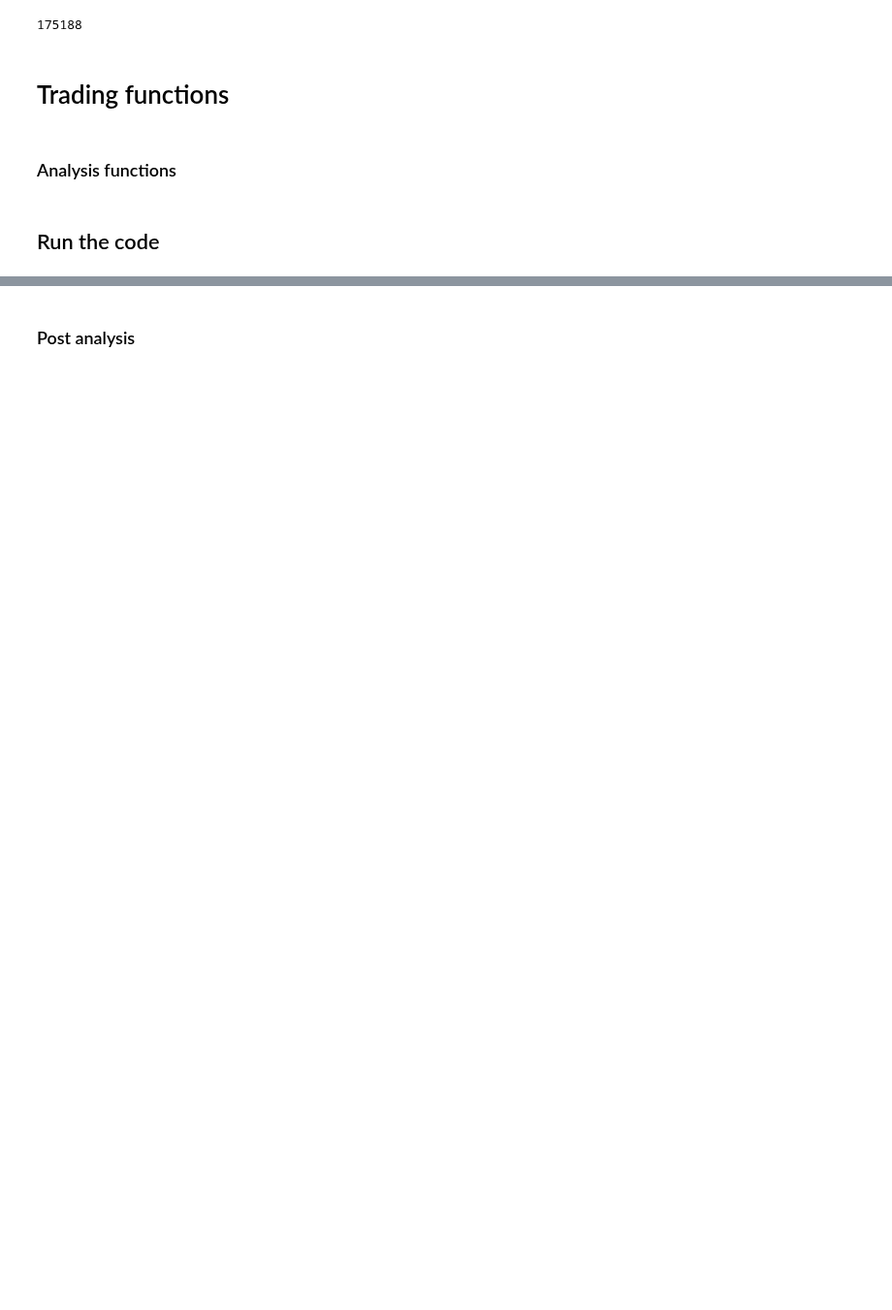
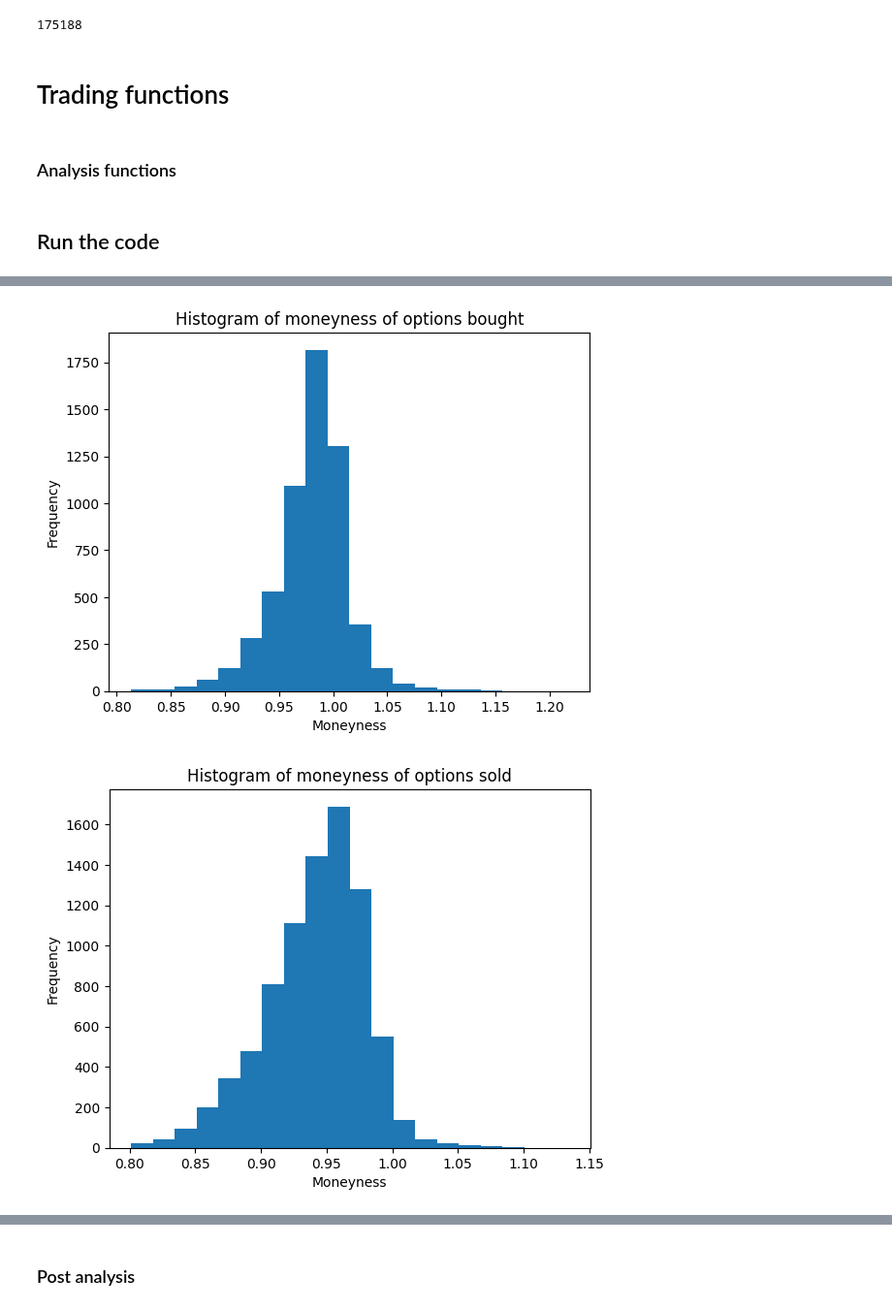
Before and after one commit to erlend-rygg/deep-learning-for-option-pricing, a Jupyter notebook: results_analysis/backtesting/backtesting_v14 - stop loss.ipynb, the cells around one changed output, grey strips where cells are left out. Shown at 97% size. Saved outputs shown, nothing was run; the diff lists cells and outputs as text; code cells hidden in the pictures; blank space fills up the shorter version.

```diff
--- a/results_analysis/backtesting/backtesting_v14 - stop loss.ipynb
+++ b/results_analysis/backtesting/backtesting_v14 - stop loss.ipynb
@@ -208,13 +199,6 @@ def trader(df, buy_signal, sell_signal, starting_balance, price_cap_lower, inves
         position_dict[row['Option_ID']] = position
         total_balance_dict[row['Quote_date']] = balance
         row['Balance'] = balance
-
-        # Print progress
-        if row.name % 100000 == 0:
-            print(row["Quote_date"])
-            print("Number of long positions: ", number_of_long_positions)
-            print("Number of short positions: ", number_of_short_positions)
-            print("Balnace: ", balance)
         return row
 
     df = df.apply(operation, axis=1)
@@ -565,0 +485,23 @@ KeyError: "['Starting balance', 'Ending balance'] not in index"
+# %%
+df_year_bought["Moneyness"] = df_year_bought["Underlying_last"] / df_year_bought["Strike"]
+df_year_bought["Moneyness"] = df_year_bought["Moneyness"].round(3)
+
+df_year_sold["Moneyness"] = df_year_sold["Underlying_last"] / df_year_sold["Strike"]
+df_year_sold["Moneyness"] = df_year_sold["Moneyness"].round(3)
+
+# Plot a histogram of the moneyness of the options bought
+plt.hist(df_year_bought['Moneyness'], bins=20)
+plt.title('Histogram of moneyness of options bought')
+plt.xlabel('Moneyness')
+plt.ylabel('Frequency')
+plt.show()
+
+# Plot a histogram of the moneyness of the options sold
+plt.hist(df_year_sold['Moneyness'], bins=20)
+plt.title('Histogram of moneyness of options sold')
+plt.xlabel('Moneyness')
+plt.ylabel('Frequency')
+plt.show()
+# %% [output]
+[figure, added]
+[figure, added]
```
Also changed, not shown: parts of 17 cells of this notebook.
